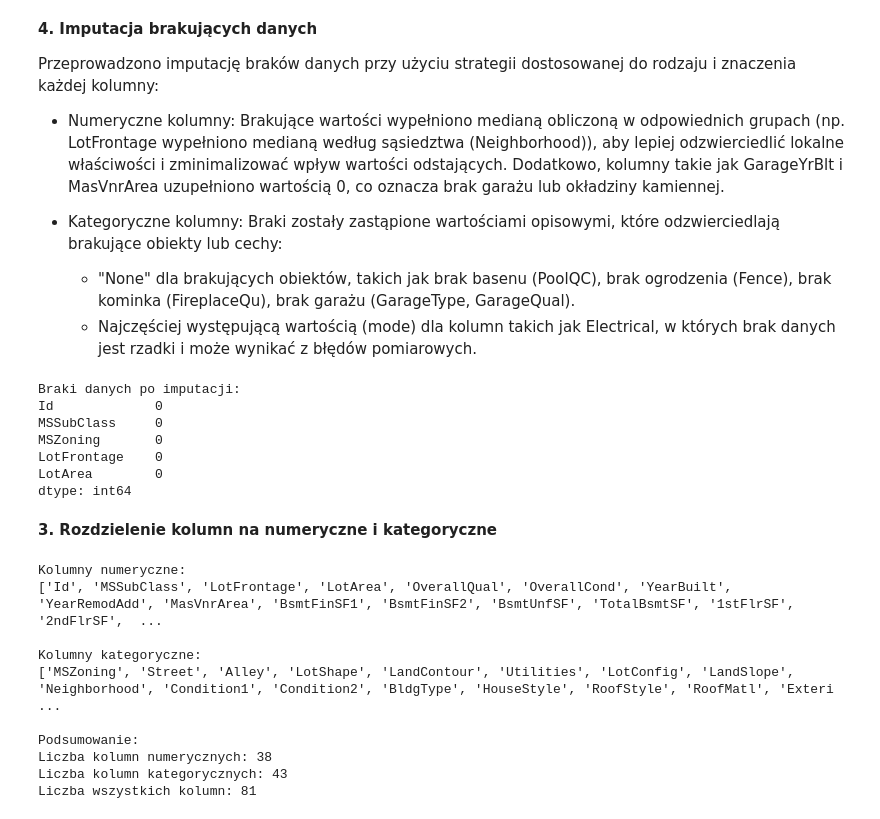
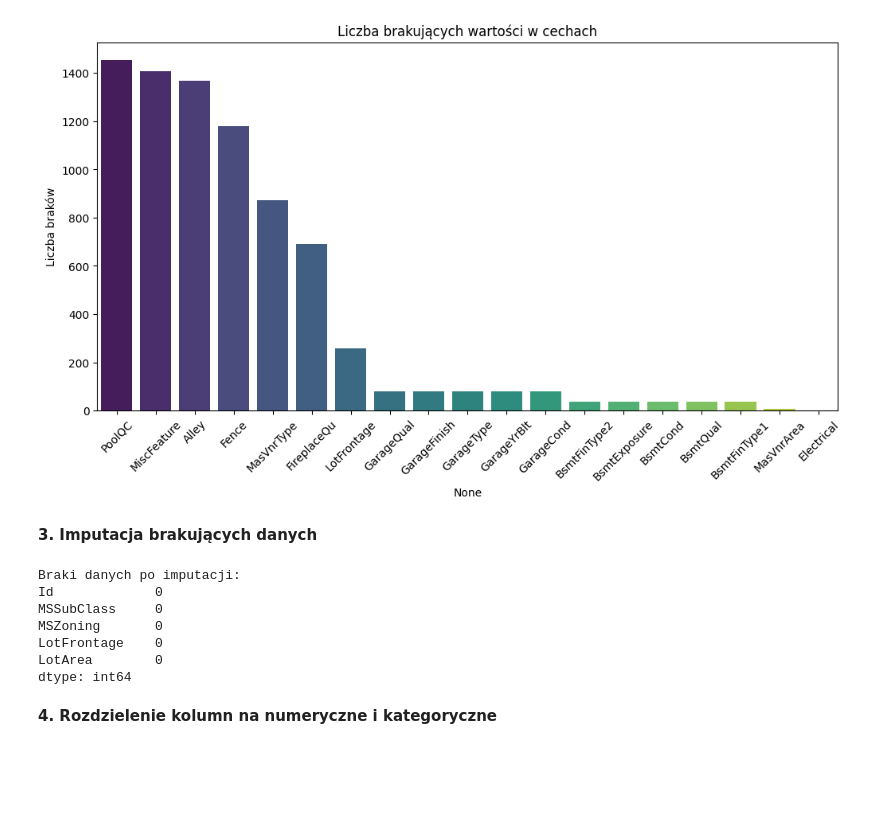
Before and after one commit to jan-kordas/ML-Project, a Jupyter notebook: Notebooks/01_Data_Load_and_Preprocess.ipynb, the cells around one changed output. Drawn from its saved outputs; the diff is of its cells as text; code cells hidden in the pictures; blank space fills up the shorter version.

```diff
--- a/Notebooks/01_Data_Load_and_Preprocess.ipynb
+++ b/Notebooks/01_Data_Load_and_Preprocess.ipynb
@@ -43,13 +36,19 @@ plt.show()
-# %% [markdown]
-**4. Imputacja brakujących danych**
-
-Przeprowadzono imputację braków danych przy użyciu strategii dostosowanej do rodzaju i znaczenia każdej kolumny:
-
-- Numeryczne kolumny: Brakujące wartości wypełniono medianą obliczoną w odpowiednich grupach (np. LotFrontage wypełniono medianą według sąsiedztwa (Neighborhood)), aby lepiej odzwierciedlić lokalne właściwości i zminimalizować wpływ wartości odstających. Dodatkowo, kolumny takie jak GarageYrBlt i MasVnrArea uzupełniono wartością 0, co oznacza brak garażu lub okładziny kamiennej.
-
-- Kategoryczne kolumny: Braki zostały zastąpione wartościami opisowymi, które odzwierciedlają brakujące obiekty lub cechy:
-    - "None" dla brakujących obiektów, takich jak brak basenu (PoolQC), brak ogrodzenia (Fence), brak kominka (FireplaceQu), brak garażu (GarageType, GarageQual).
-    - Najczęściej występującą wartością (mode) dla kolumn takich jak Electrical, w których brak danych jest rzadki i może wynikać z błędów pomiarowych.
+# %%
+import seaborn as sns
+
+missing_data = train_df.isnull().sum().sort_values(ascending=False)
+missing_data = missing_data[missing_data > 0]
+
+plt.figure(figsize=(12, 6))
+sns.barplot(x=missing_data.index, y=missing_data.values, hue=missing_data.index, palette="viridis", dodge=False, legend=False)
+plt.title("Liczba brakujących wartości w cechach")
+plt.ylabel("Liczba braków")
+plt.xticks(rotation=45)
+plt.show()
+# %% [output]
+[figure, added]
+# %% [markdown]
+**3. Imputacja brakujących danych**
 # %%
 lot_frontage_median = train_df.groupby('Neighborhood')['LotFrontage'].median()
 
@@ -101,29 +100,4 @@ LotFrontage    0
 LotArea        0
 dtype: int64
 # %% [markdown]
-**3. Rozdzielenie kolumn na numeryczne i kategoryczne**
+**4. Rozdzielenie kolumn na numeryczne i kategoryczne**
-# %%
-numerical_columns = train_df.select_dtypes(include=['int64', 'float64']).columns.tolist()
-categorical_columns = train_df.select_dtypes(include=['object']).columns.tolist()
-
-print("Kolumny numeryczne:")
-print(numerical_columns)
-
-print("\nKolumny kategoryczne:")
-print(categorical_columns)
-
-print(f"\nPodsumowanie:")
-print(f"Liczba kolumn numerycznych: {len(numerical_columns)}")
-print(f"Liczba kolumn kategorycznych: {len(categorical_columns)}")
-print(f"Liczba wszystkich kolumn: {len(train_df.columns)}")
-# %% [output]
-Kolumny numeryczne:
-['Id', 'MSSubClass', 'LotFrontage', 'LotArea', 'OverallQual', 'OverallCond', 'YearBuilt', 'YearRemodAdd', 'MasVnrArea', 'BsmtFinSF1', 'BsmtFinSF2', 'BsmtUnfSF', 'TotalBsmtSF', '1stFlrSF', '2ndFlrSF',  ...
-
-Kolumny kategoryczne:
-['MSZoning', 'Street', 'Alley', 'LotShape', 'LandContour', 'Utilities', 'LotConfig', 'LandSlope', 'Neighborhood', 'Condition1', 'Condition2', 'BldgType', 'HouseStyle', 'RoofStyle', 'RoofMatl', 'Exteri ...
-
-Podsumowanie:
-Liczba kolumn numerycznych: 38
-Liczba kolumn kategorycznych: 43
-Liczba wszystkich kolumn: 81
```
Also changed, not shown: parts of 15 cells of this notebook, 3 other files.
